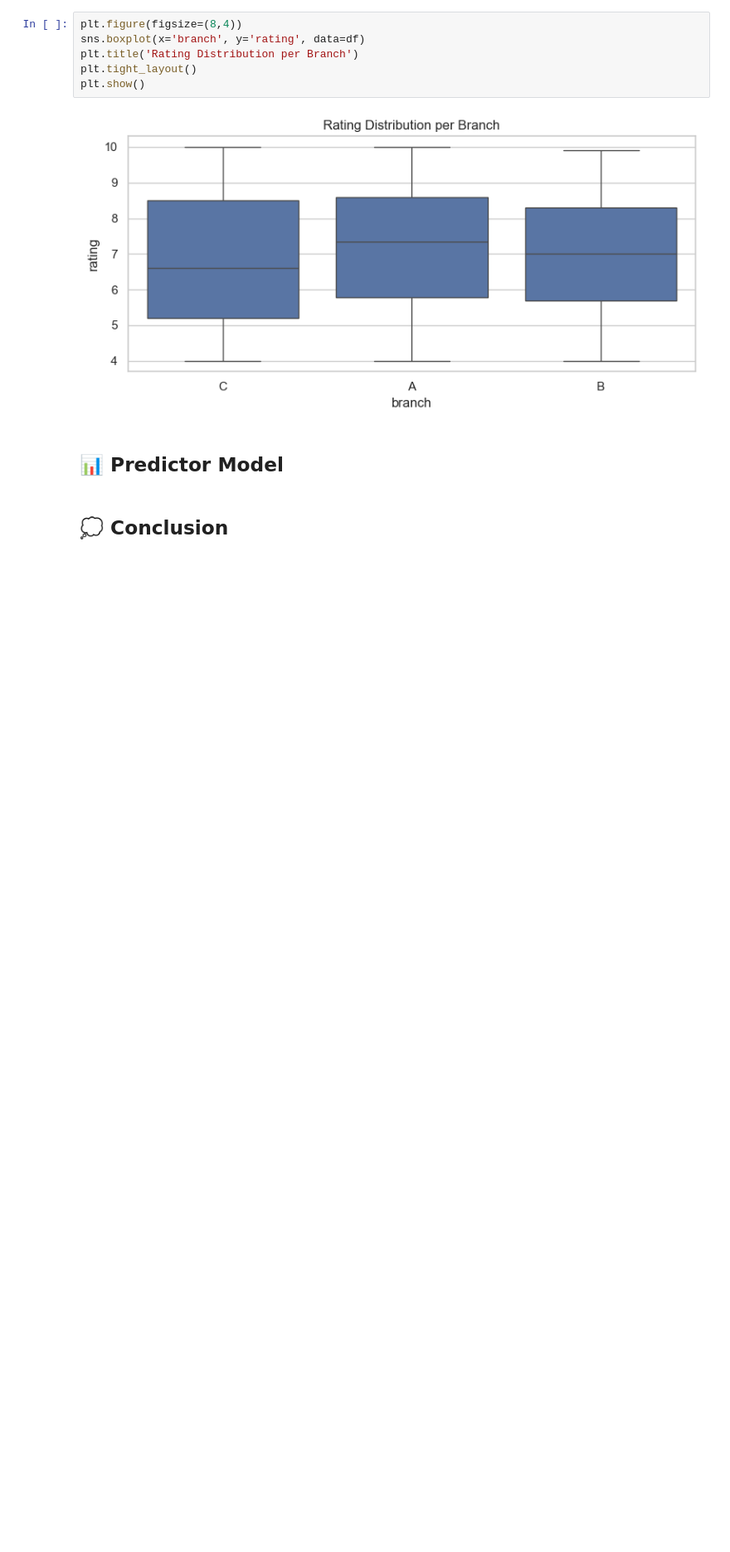
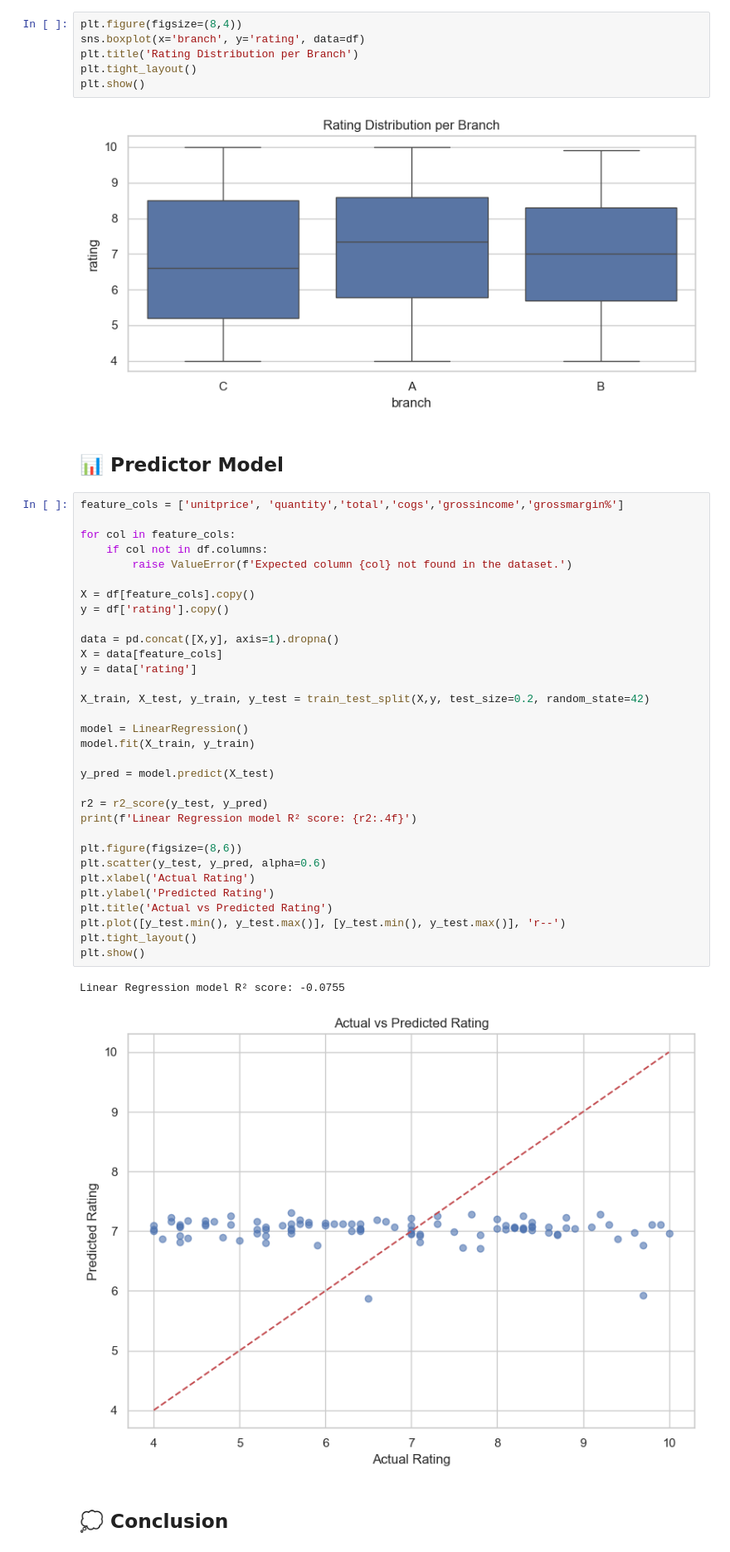
Before and after one commit to DiffelVIA/retail_sales_analysis, a Jupyter notebook: retail_sales_analysis.ipynb, the cells around one changed output. Shown at 83% size. Drawn from its saved outputs; the diff is of its cells as text; blank space fills up the shorter version.

Commit message:
Prediction and comments

```diff
--- a/retail_sales_analysis.ipynb
+++ b/retail_sales_analysis.ipynb
@@ -198,5 +205,40 @@ plt.show()
 [figure]
 # %% [markdown]
 ## 📊 Predictor Model <a id='model'></a>
+# %%
+feature_cols = ['unitprice', 'quantity','total','cogs','grossincome','grossmargin%']
+
+for col in feature_cols:
+    if col not in df.columns:
+        raise ValueError(f'Expected column {col} not found in the dataset.')
+
+X = df[feature_cols].copy()
+y = df['rating'].copy()
+
+data = pd.concat([X,y], axis=1).dropna()
+X = data[feature_cols]
+y = data['rating']
+
+X_train, X_test, y_train, y_test = train_test_split(X,y, test_size=0.2, random_state=42)
+
+model = LinearRegression()
+model.fit(X_train, y_train)
+
+y_pred = model.predict(X_test)
+
+r2 = r2_score(y_test, y_pred)
+print(f'Linear Regression model R² score: {r2:.4f}')
+
+plt.figure(figsize=(8,6))
+plt.scatter(y_test, y_pred, alpha=0.6)
+plt.xlabel('Actual Rating')
+plt.ylabel('Predicted Rating')
+plt.title('Actual vs Predicted Rating')
+plt.plot([y_test.min(), y_test.max()], [y_test.min(), y_test.max()], 'r--')
+plt.tight_layout()
+plt.show()
+# %% [output]
+Linear Regression model R² score: -0.0755
+[figure, added]
 # %% [markdown]
 ## 💭 Conclusion <a id='conclusion'></a>
```
Also changed, not shown: parts of 3 cells of this notebook, 1 other file.
